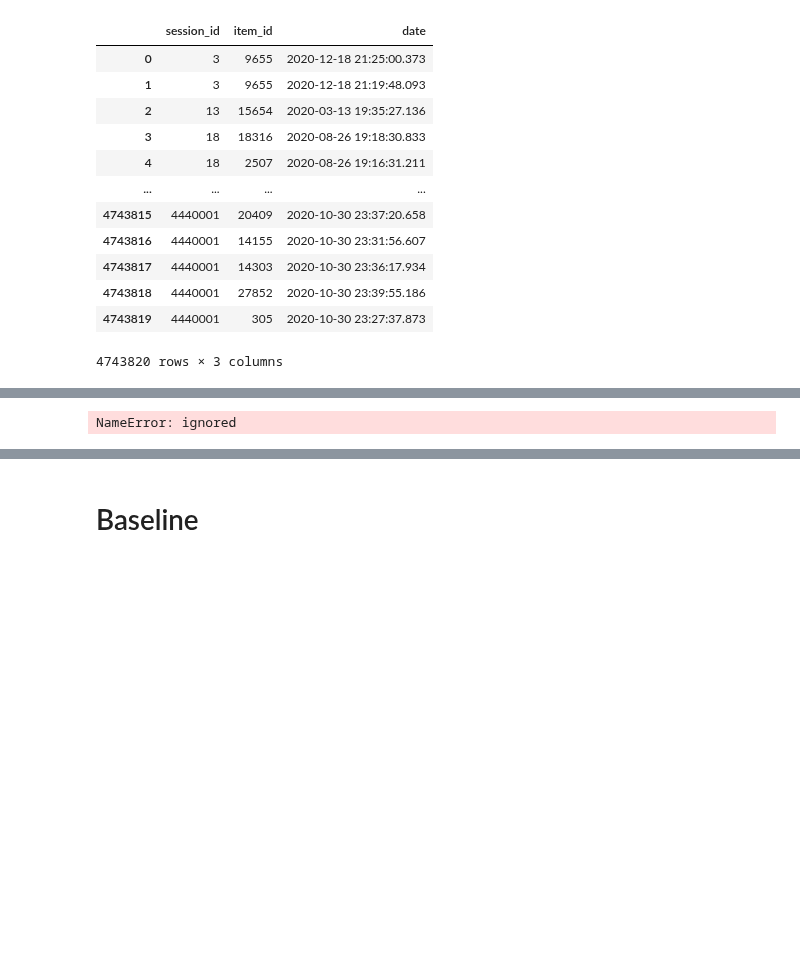
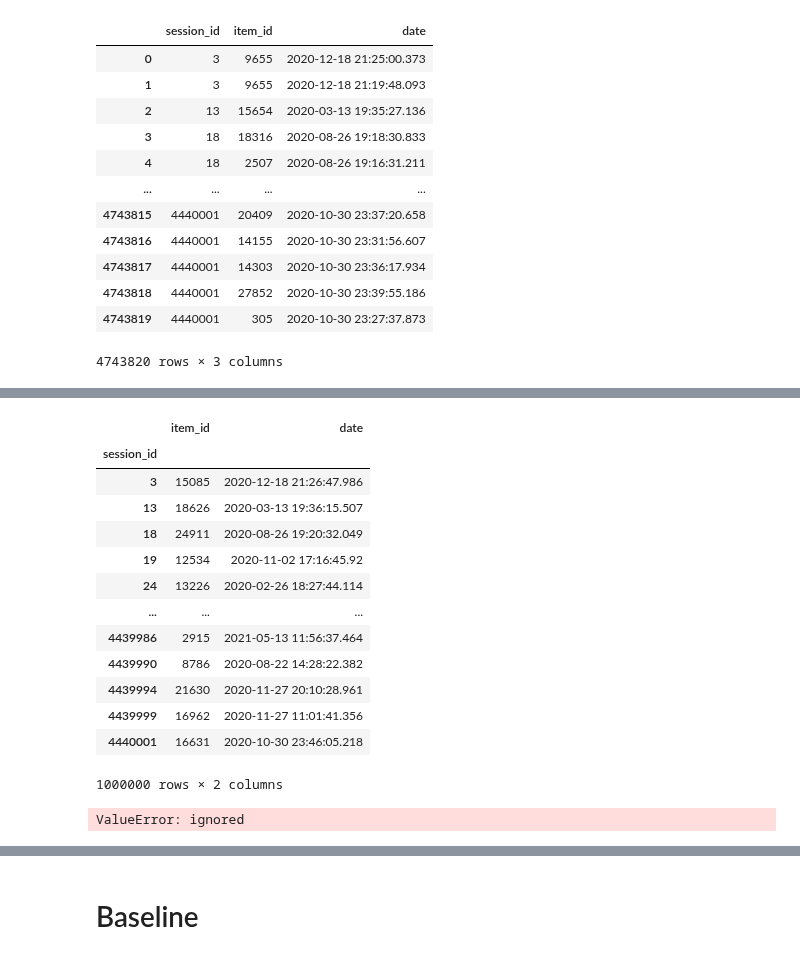
Before and after one commit to Ananassio/Data-Science_lab, a Jupyter notebook: Project/Data.ipynb, the cells around one changed output, grey strips where cells are left out. Saved outputs shown, nothing was run; the diff lists cells and outputs as text; code cells hidden in the pictures; blank space fills up the shorter version.

```diff
--- a/Project/Data.ipynb
+++ b/Project/Data.ipynb
@@ -973,6 +967,26 @@ Name: 9, Length: 17794, dtype: int64
+# %%
+y = train_purchases
+# %%
+y = y.set_index('session_id')
+y
+# %% [output]
+|  | item_id | date |
+| session_id |  |  |
+| 3 | 15085 | 2020-12-18 21:26:47.986 |
+| 13 | 18626 | 2020-03-13 19:36:15.507 |
+| 18 | 24911 | 2020-08-26 19:20:32.049 |
+| 19 | 12534 | 2020-11-02 17:16:45.92 |
+| 24 | 13226 | 2020-02-26 18:27:44.114 |
+| ... | ... | ... |
+| 4439986 | 2915 | 2021-05-13 11:56:37.464 |
+| 4439990 | 8786 | 2020-08-22 14:28:22.382 |
+| 4439994 | 21630 | 2020-11-27 20:10:28.961 |
+| 4439999 | 16962 | 2020-11-27 11:01:41.356 |
+| 4440001 | 16631 | 2020-10-30 23:46:05.218 |
+1000000 rows × 2 columns
 # %%
 #randomly split into train and test data
 from sklearn.model_selection import train_test_split
-X_train, X_test, y_train, y_test = train_test_split(X, y, test_size=0.5, random_state=42)
+X_train, X_test, y_train, y_test = train_test_split(data, y, test_size=0.5, random_state=42,stratify=y)
 # %% [output]
-NameError: ignored
+ValueError: ignored
```
Also changed, not shown: parts of 14 cells of this notebook.
